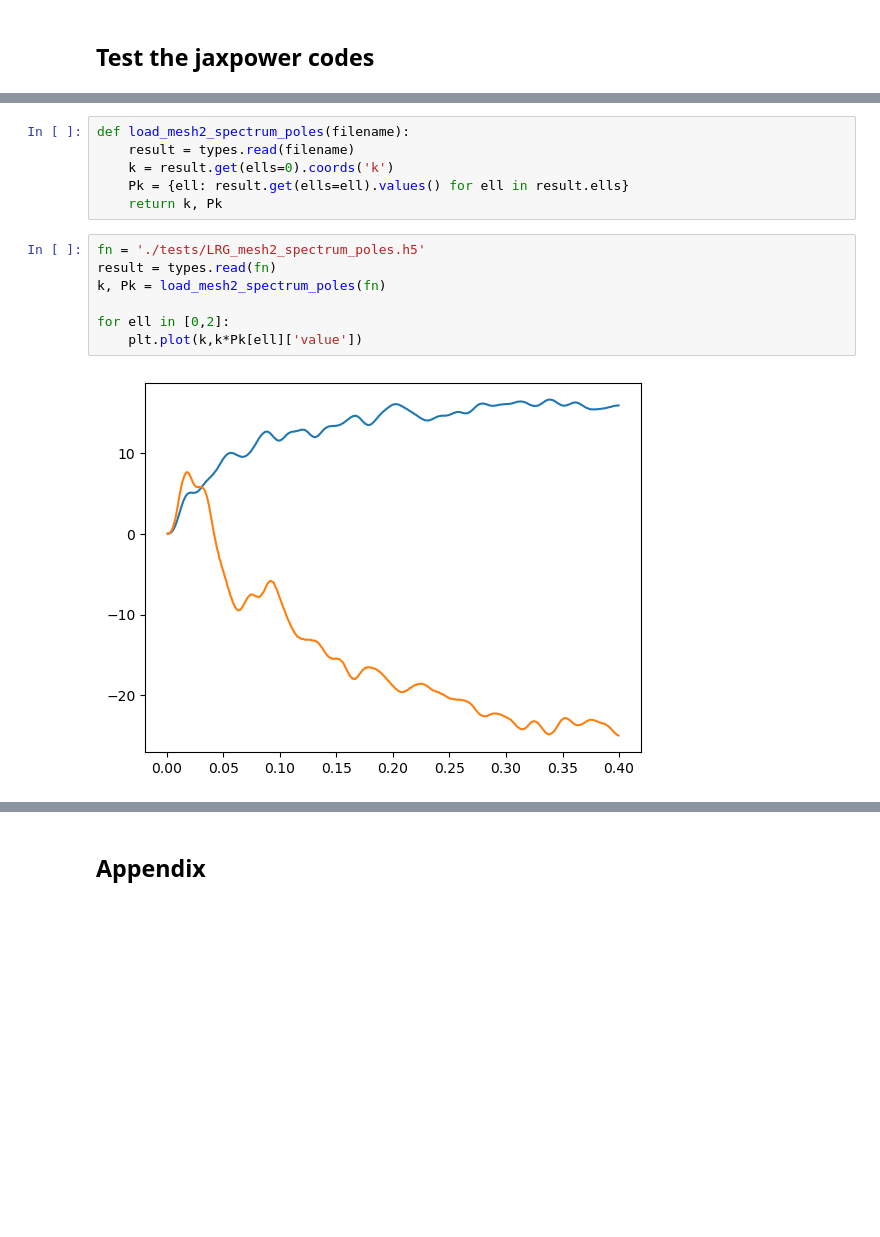
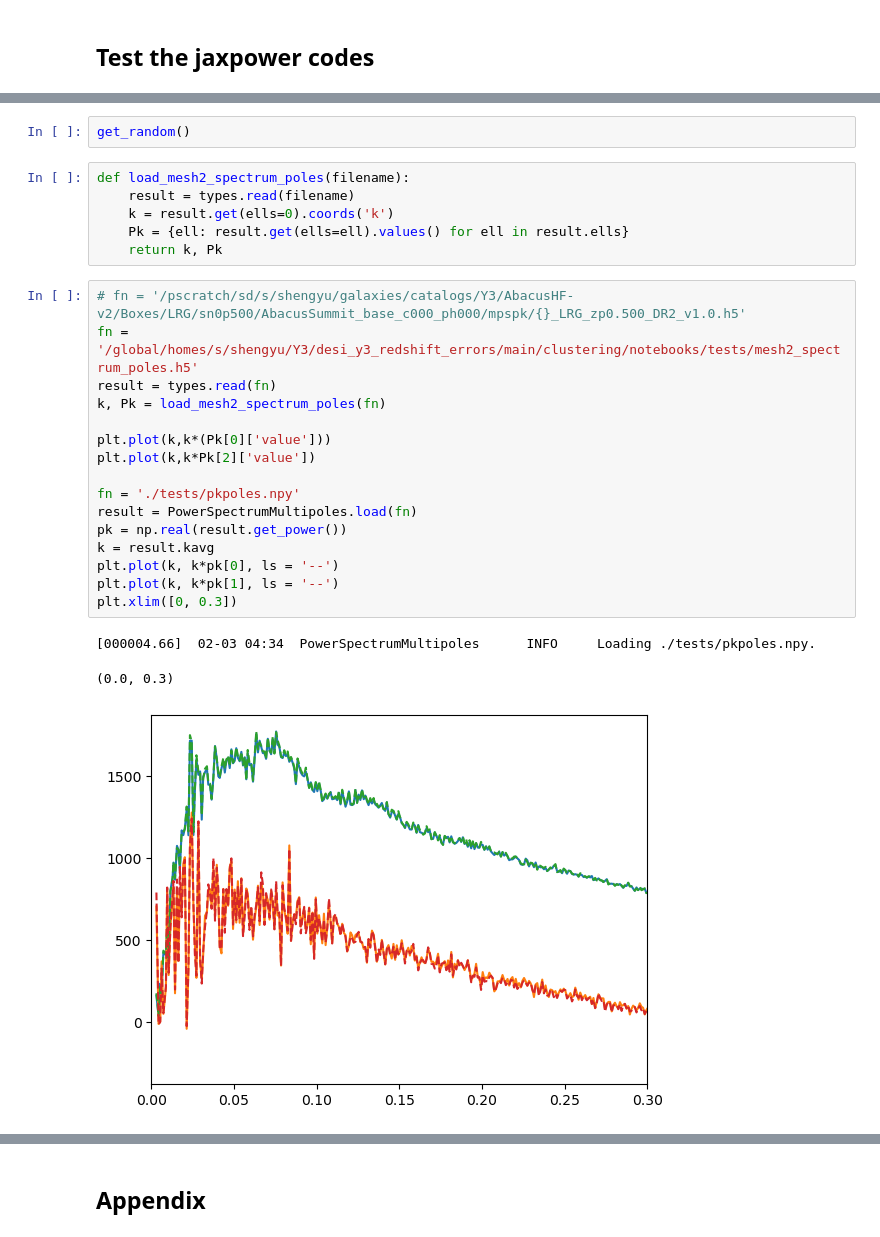
Before and after one commit to ShengyuHE/desi_y3_redshift_errors, a Jupyter notebook: main/clustering/notebooks/test_jaxpower_code.ipynb, the cells around one changed output, grey strips where cells are left out. Cells and saved outputs as stored; diff of their text form; blank space fills up the shorter version.

```diff
--- a/main/clustering/notebooks/test_jaxpower_code.ipynb
+++ b/main/clustering/notebooks/test_jaxpower_code.ipynb
@@ -59,3 +74,5 @@ randoms = random
+# %%
+get_random()
 # %%
 def load_mesh2_spectrum_poles(filename):
     result = types.read(filename)
@@ -63,11 +80,22 @@ def load_mesh2_spectrum_poles(filename):
     Pk = {ell: result.get(ells=ell).values() for ell in result.ells}
     return k, Pk
 # %%
-fn = './tests/LRG_mesh2_spectrum_poles.h5'
+# fn = '/pscratch/sd/s/shengyu/galaxies/catalogs/Y3/AbacusHF-v2/Boxes/LRG/sn0p500/AbacusSummit_base_c000_ph000/mpspk/{}_LRG_zp0.500_DR2_v1.0.h5'
+fn = '/global/homes/s/shengyu/Y3/desi_y3_redshift_errors/main/clustering/notebooks/tests/mesh2_spectrum_poles.h5'
 result = types.read(fn)
 k, Pk = load_mesh2_spectrum_poles(fn)
 
-for ell in [0,2]:
-    plt.plot(k,k*Pk[ell]['value'])
+plt.plot(k,k*(Pk[0]['value']))
+plt.plot(k,k*Pk[2]['value'])
+
+fn = './tests/pkpoles.npy'
+result = PowerSpectrumMultipoles.load(fn)
+pk = np.real(result.get_power())
+k = result.kavg
+plt.plot(k, k*pk[0], ls = '--')
+plt.plot(k, k*pk[1], ls = '--')
+plt.xlim([0, 0.3])
 # %% [output]
+[000004.66]  02-03 04:34  PowerSpectrumMultipoles      INFO     Loading ./tests/pkpoles.npy.
+(0.0, 0.3)
-[figure, old version]
+[figure, new version]
```
Also changed, not shown: parts of 19 cells of this notebook, 23 other files.
